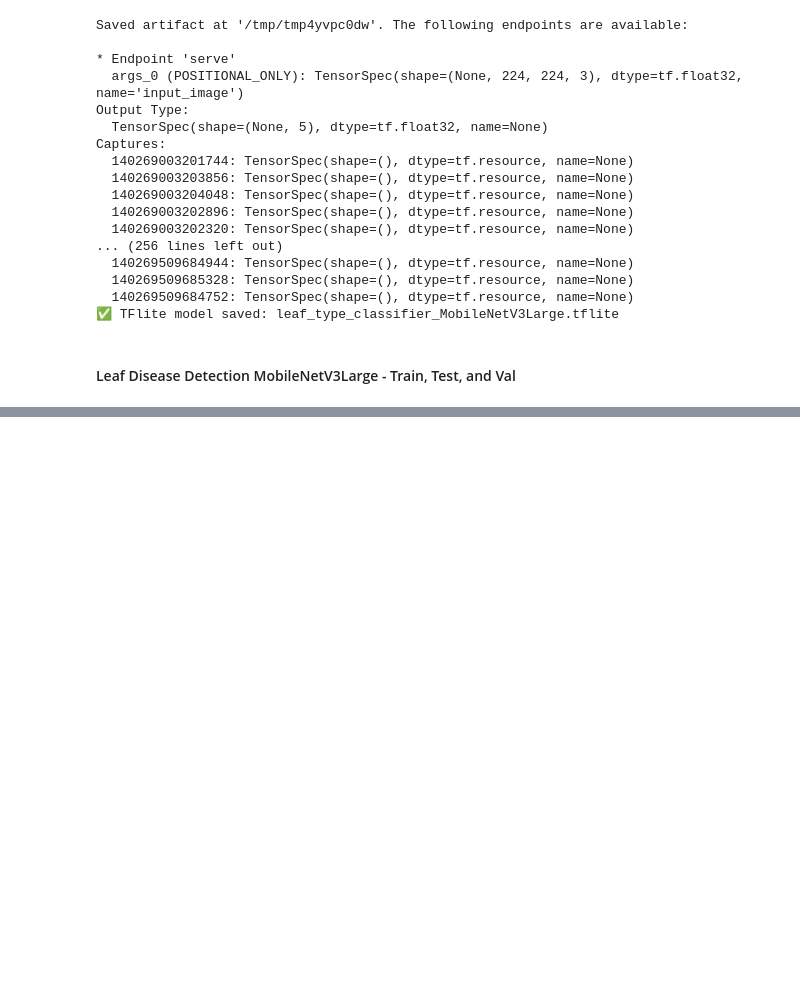
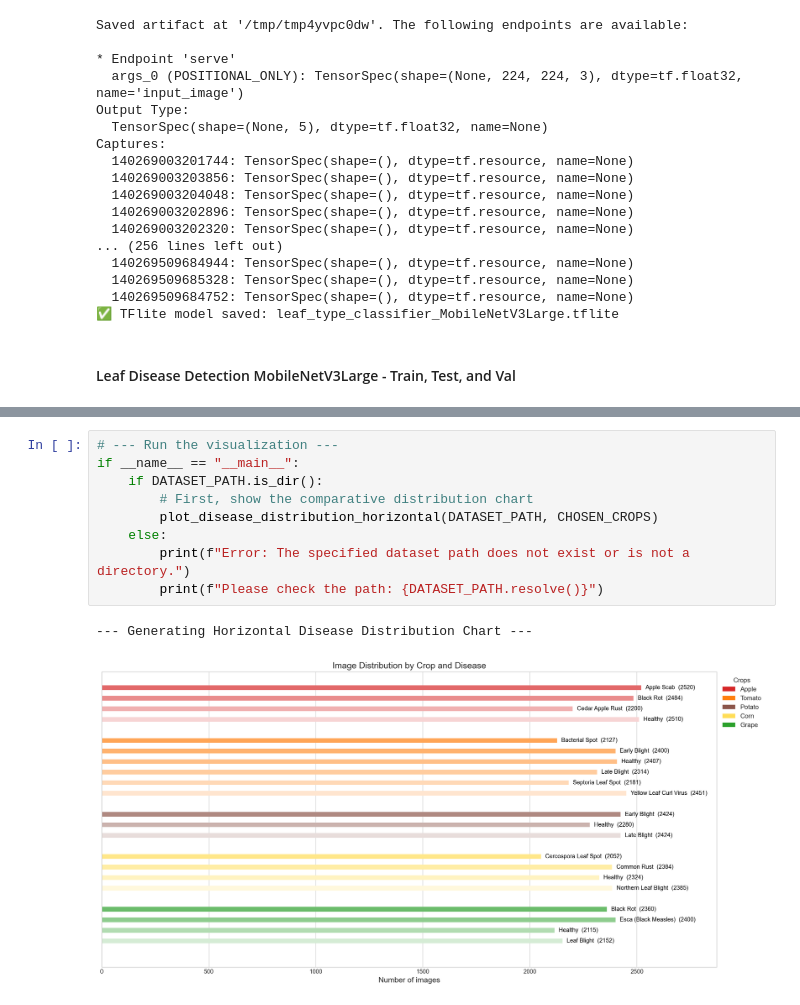
Before and after one commit to phdpawan/LeafLiteX, a Jupyter notebook: Leaf_Detection_MobileNetV3.ipynb, the cells around one changed output, grey strips where cells are left out. Saved outputs shown, nothing was run; the diff lists cells and outputs as text; blank space fills up the shorter version.

```diff
--- a/Leaf_Detection_MobileNetV3.ipynb
+++ b/Leaf_Detection_MobileNetV3.ipynb
@@ -784,0 +1016,12 @@ Done. Files in: /content/drive/MyDrive/Masters_LJMU/Datasets/exported_models
+# %%
+# --- Run the visualization ---
+if __name__ == "__main__":
+    if DATASET_PATH.is_dir():
+        # First, show the comparative distribution chart
+        plot_disease_distribution_horizontal(DATASET_PATH, CHOSEN_CROPS)
+    else:
+        print(f"Error: The specified dataset path does not exist or is not a directory.")
+        print(f"Please check the path: {DATASET_PATH.resolve()}")
+# %% [output]
+--- Generating Horizontal Disease Distribution Chart ---
+[figure, added]
```
Also changed, not shown: parts of 9 cells of this notebook, 2 other files.
